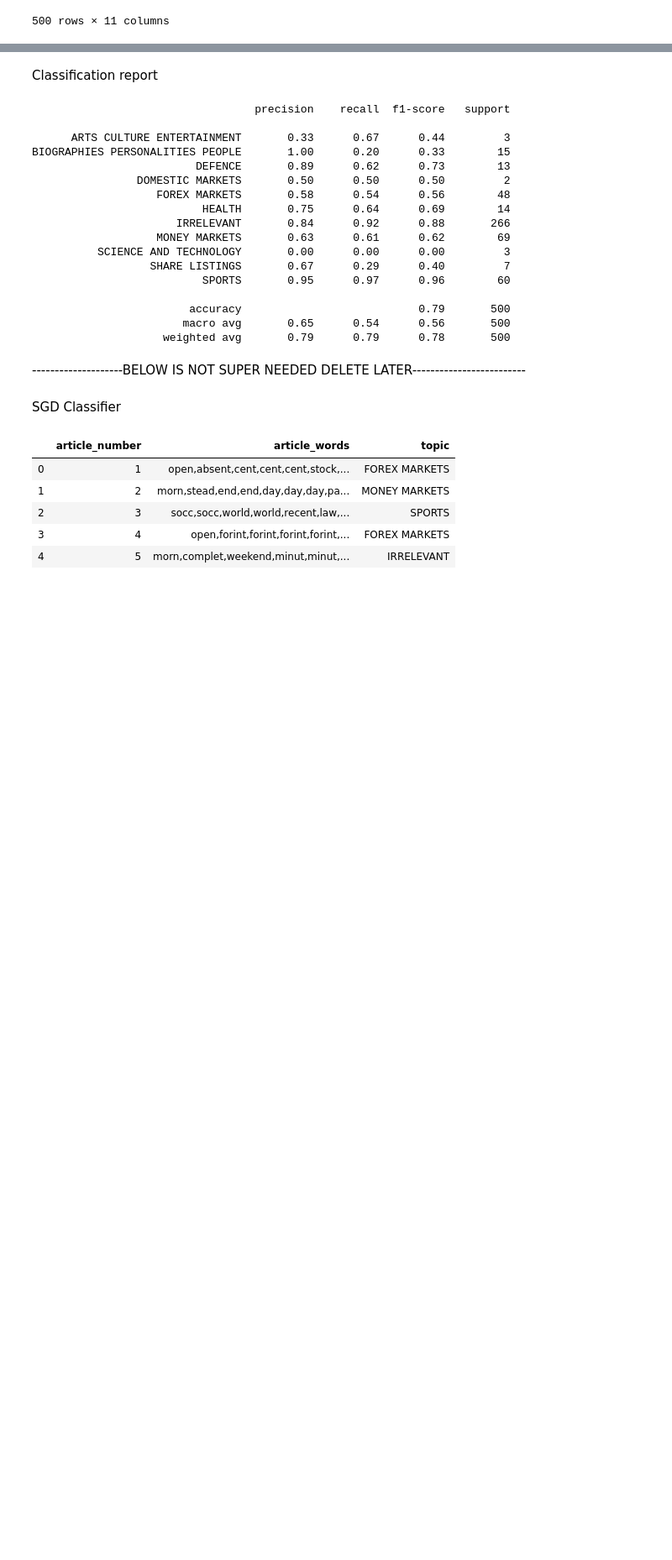
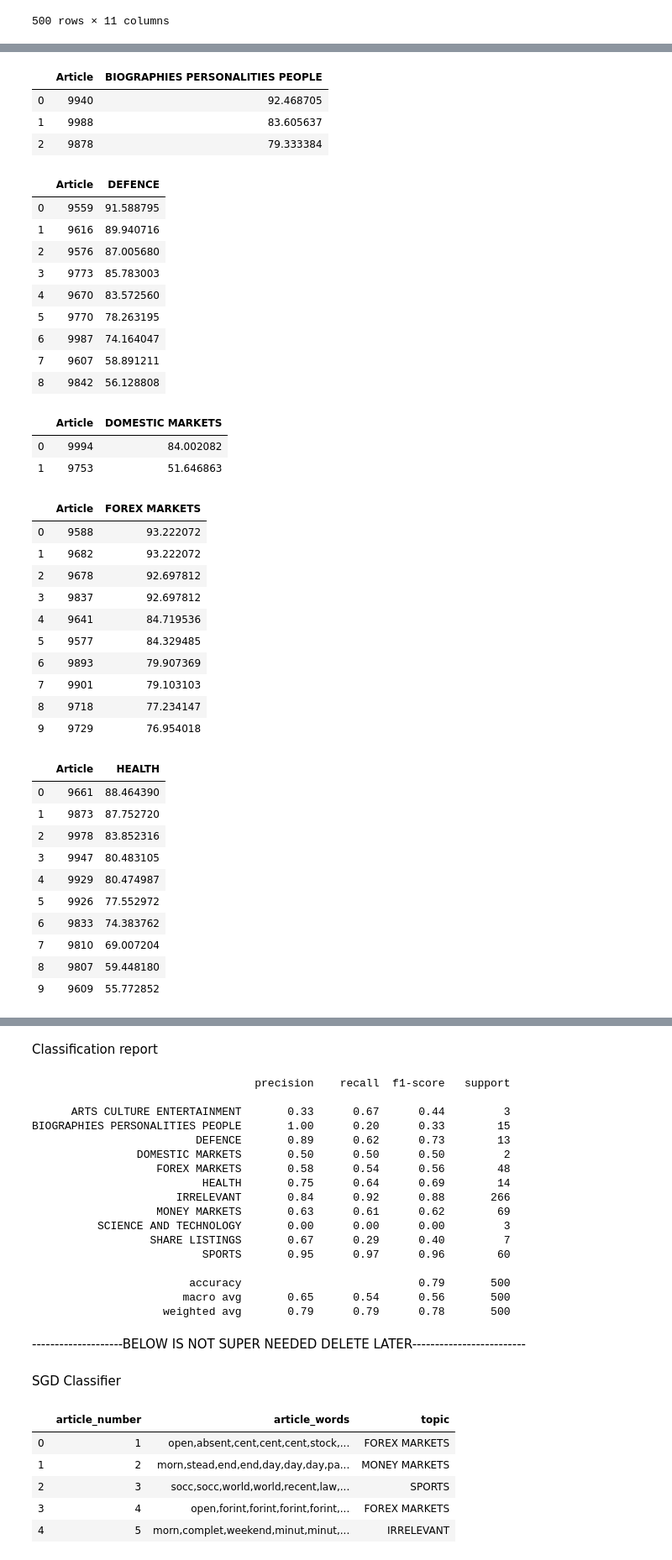
Before and after one commit to peterhuyxuan/NewsArticleClassification, a Jupyter notebook: Preprocessing/code_with_sgd.ipynb, the cells around one changed output, grey strips where cells are left out. Shown at 84% size. Cells and saved outputs as stored; diff of their text form; code cells hidden in the pictures; blank space fills up the shorter version.

```diff
--- a/Preprocessing/code_with_sgd.ipynb
+++ b/Preprocessing/code_with_sgd.ipynb
@@ -187,3 +180,17 @@ pd.DataFrame(clf_sigmoid.predict_proba(test_features)*100, columns=target_names)
 | 498 | 0.027794 | 0.173190 | 0.030107 | 0.100686 | 1.630139 | 0.032084 | ... |
 | 499 | 0.067564 | 0.049693 | 0.085080 | 0.409802 | 1.847588 | 0.028060 | ... |
 500 rows × 11 columns
+# %%
+proba=list(map(list,zip(*(clf_sigmoid.predict_proba(test_features)*100))))
+tempsort=[]
+psort=[[],[],[],[],[],[],[],[],[],[],[]]
+
+for i in range(11):
+    keys=list(range(9501, 10001))
+    tempsort.append(sorted(list(zip(keys,proba[i])), key=lambda x: x[1], reverse=True))
+    tempsort[i]=tempsort[i][:10]
+    for j in tempsort[i]:
+        if SGD_prediction[j[0] - 9501] == target_names[i]:
+            psort[i].append(j)
+    display(pd.DataFrame(psort[i], columns=["Article",target_names[i]]))
+# %% [output]
@@ -189,0 +204,39 @@ pd.DataFrame(clf_sigmoid.predict_proba(test_features)*100, columns=target_names)
+|  | Article | BIOGRAPHIES PERSONALITIES PEOPLE |
+| 0 | 9940 | 92.468705 |
+| 1 | 9988 | 83.605637 |
+| 2 | 9878 | 79.333384 |
+|  | Article | DEFENCE |
+| 0 | 9559 | 91.588795 |
+| 1 | 9616 | 89.940716 |
+| 2 | 9576 | 87.005680 |
+| 3 | 9773 | 85.783003 |
+| 4 | 9670 | 83.572560 |
+| 5 | 9770 | 78.263195 |
+| 6 | 9987 | 74.164047 |
+| 7 | 9607 | 58.891211 |
+| 8 | 9842 | 56.128808 |
+|  | Article | DOMESTIC MARKETS |
+| 0 | 9994 | 84.002082 |
+| 1 | 9753 | 51.646863 |
+|  | Article | FOREX MARKETS |
+| 0 | 9588 | 93.222072 |
+| 1 | 9682 | 93.222072 |
+| 2 | 9678 | 92.697812 |
+| 3 | 9837 | 92.697812 |
+| 4 | 9641 | 84.719536 |
+| 5 | 9577 | 84.329485 |
+| 6 | 9893 | 79.907369 |
+| 7 | 9901 | 79.103103 |
+| 8 | 9718 | 77.234147 |
+| 9 | 9729 | 76.954018 |
+|  | Article | HEALTH |
+| 0 | 9661 | 88.464390 |
+| 1 | 9873 | 87.752720 |
+| 2 | 9978 | 83.852316 |
+| 3 | 9947 | 80.483105 |
+| 4 | 9929 | 80.474987 |
+| 5 | 9926 | 77.552972 |
+| 6 | 9833 | 74.383762 |
+| 7 | 9810 | 69.007204 |
+| 8 | 9807 | 59.448180 |
+| 9 | 9609 | 55.772852 |
```
Also changed, not shown: parts of 9 cells of this notebook.
